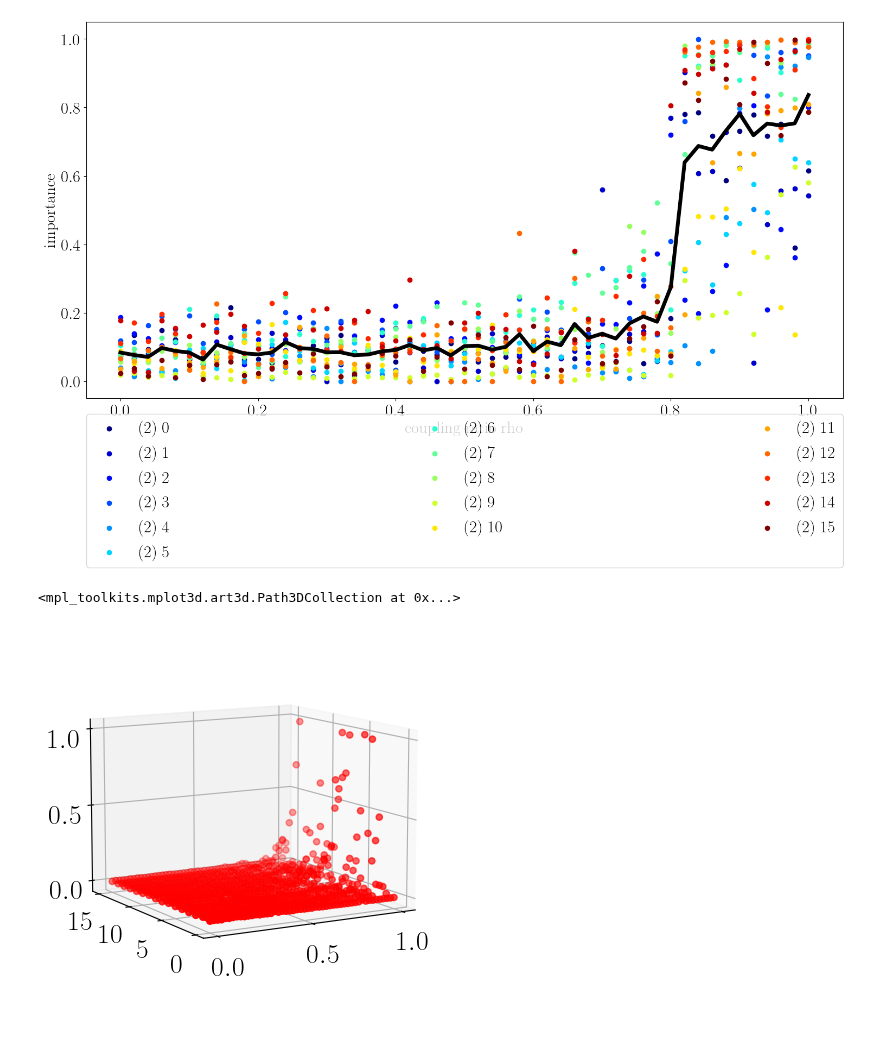
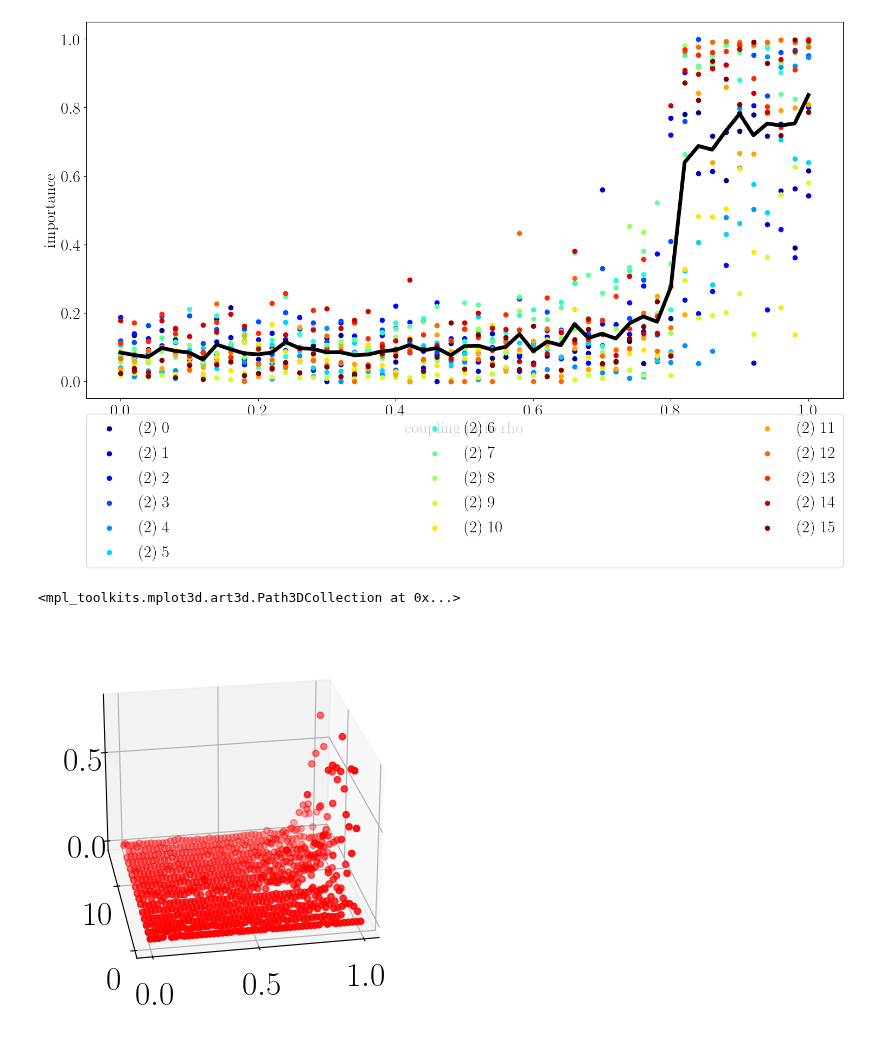
Before and after one commit to lillijo/xai-evaluation-master-thesis, a Jupyter notebook: experiments/compare_measures.ipynb, the cells around one changed output. Drawn from its saved outputs; the diff is of its cells as text; code cells hidden in the pictures.

```diff
--- a/experiments/compare_measures.ipynb
+++ b/experiments/compare_measures.ipynb
@@ -912 +897,24 @@ all_results = {}
+# %%
+all_results = {}
+cdmethod= "RobustParCorr"  # RobustParCorr RegressionCI CMIknnMixed GPDCtorch
+torch.set_grad_enabled(True)
+cgfile = f"causal_graphs_{cdmethod}_{model_type}.pickle"
+if isfile(cgfile):
+    with open(cgfile, "rb") as f:
+        all_results = pickle.load(f)
+
+mpl.rcParams.update({"font.family": "serif", "font.size": 28})
+dafr = torch.zeros(816, 4)
+dafr[:, 2] = torch.tensor([i for i in range(iterations) for r in range(51)])
+dafr[:, 3] = torch.tensor(
+    [r for i in range(iterations) for r in BIASES]
+)
+knowngraph = np.array(
+    [
+        [[""], ["-->"], ["<--"], ["<--"]],
+        [["<--"], [""], [""], [""]],
+        [["-->"], [""], [""], [""]],
+        [["-->"], [""], [""], [""]],
+    ]
+)
 # %%
@@ -971,4 +990,8 @@ for i, m in tqdm(enumerate(m2s)):
 # %%
 ceffectvals = {k: v["val_matrix"][0][1][0] for k,v in all_results.items()}
-ceffectvals
+beta = {k: round(v["beta"][0][0],4) for k,v in all_results.items()}
+
+with open(cgfile, "wb") as f:
+    pickle.dump(all_results, f)
+ceffectvals, beta
 # %% [output]
@@ -1195,13 +1173,15 @@ plt.legend(
 <matplotlib.legend.Legend at 0x...>
 [figure]
 # %%
+# 3D plot of measure against rho
+
 fig = plt.figure()
 bias = [a for a in BIASES for i in range(iterations)]
 seed = [i for a in BIASES for i in range(iterations)]
-value = perseed_all[:,:,1]
+value = perseed_all[:,:,ALL_MEASURES.index("m2_rel_cosine")]
 ax = fig.add_subplot(projection="3d")
-ax.view_init(10, 240, 0)
+ax.view_init(25, 260, 0)
 ax.scatter(bias, seed, value, c="red")
 # %% [output]
 <mpl_toolkits.mplot3d.art3d.Path3DCollection at 0x...>
-[figure, old version]
+[figure, new version]
```
Also changed, not shown: parts of 14 cells of this notebook, 15 other files.
